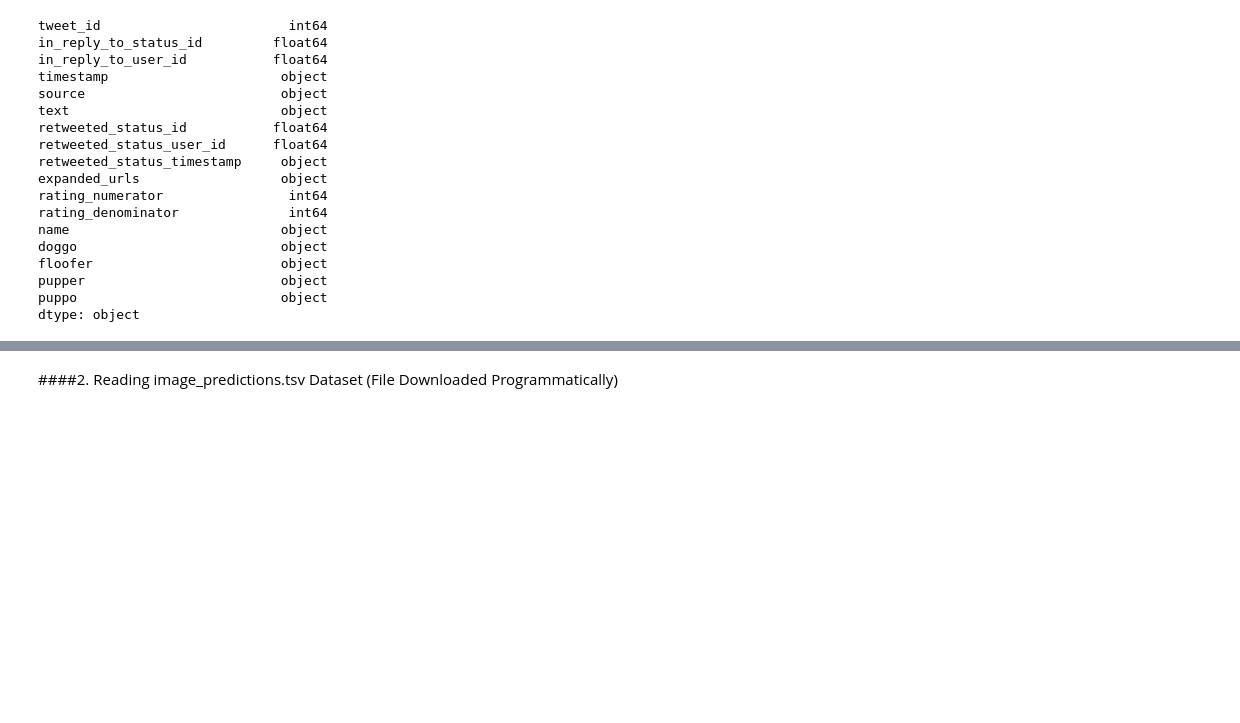
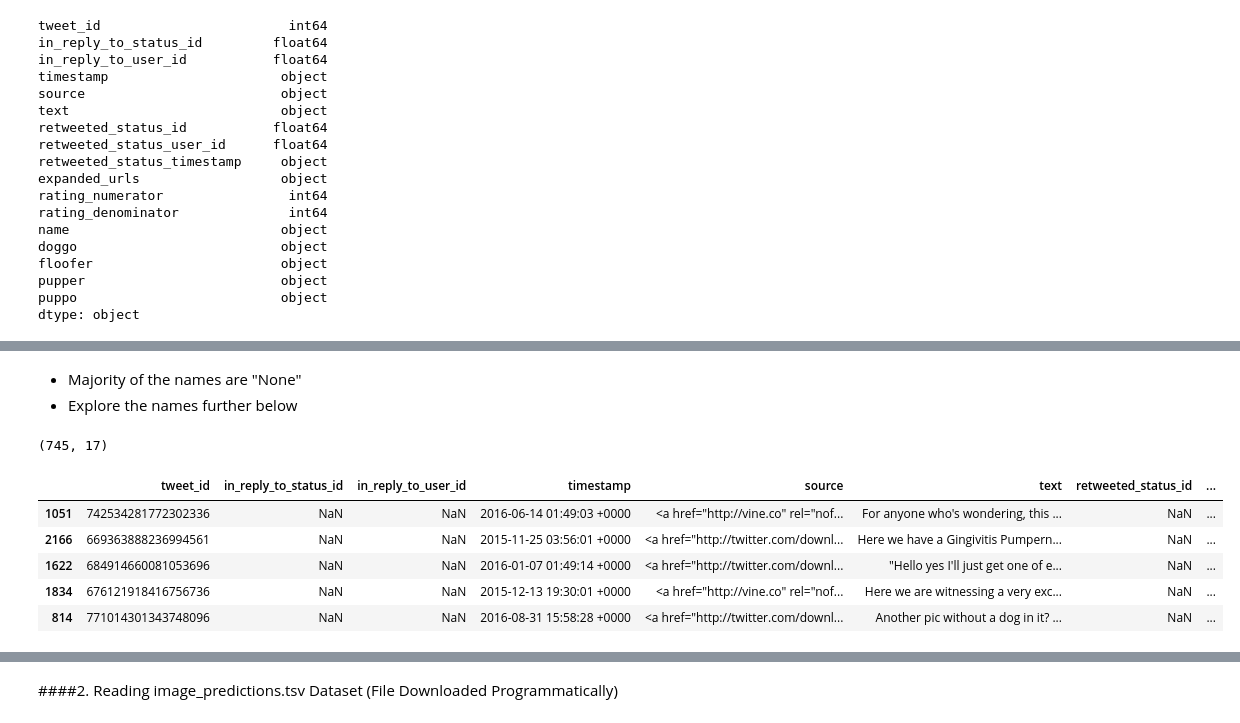
Before and after one commit to IsaacMwendwa/Udacity-Data-Analyst-Nanodegree-Project-2, a Jupyter notebook: wrangle_act.ipynb, the cells around one changed output, grey strips where cells are left out. Cells and saved outputs as stored; diff of their text form; code cells hidden in the pictures; blank space fills up the shorter version.

```diff
--- a/wrangle_act.ipynb
+++ b/wrangle_act.ipynb
@@ -257,0 +327,18 @@ twitter_archive_df.head()
+# %% [markdown]
+* Majority of the names are "None"
+* Explore the names further below
+# %%
+none_names_df = twitter_archive_df[twitter_archive_df['name'] == 'None']
+none_names_df.shape
+# %% [output]
+(745, 17)
+# %%
+# Displaying some of the records with none names
+none_names_df.sample(5)
+# %% [output]
+|  | tweet_id | in_reply_to_status_id | in_reply_to_user_id | timestamp | source | text | retweeted_status_id | ... |
+| 1051 | 742534281772302336 | NaN | NaN | 2016-06-14 01:49:03 +0000 | <a href="http://vine.co" rel="nof... | For anyone who's wondering, this ... | NaN | ... |
+| 2166 | 669363888236994561 | NaN | NaN | 2015-11-25 03:56:01 +0000 | <a href="http://twitter.com/downl... | Here we have a Gingivitis Pumpern... | NaN | ... |
+| 1622 | 684914660081053696 | NaN | NaN | 2016-01-07 01:49:14 +0000 | <a href="http://twitter.com/downl... | "Hello yes I'll just get one of e... | NaN | ... |
+| 1834 | 676121918416756736 | NaN | NaN | 2015-12-13 19:30:01 +0000 | <a href="http://vine.co" rel="nof... | Here we are witnessing a very exc... | NaN | ... |
+| 814 | 771014301343748096 | NaN | NaN | 2016-08-31 15:58:28 +0000 | <a href="http://twitter.com/downl... | Another pic without a dog in it? ... | NaN | ... |
```
Also changed, not shown: parts of 31 cells of this notebook.
